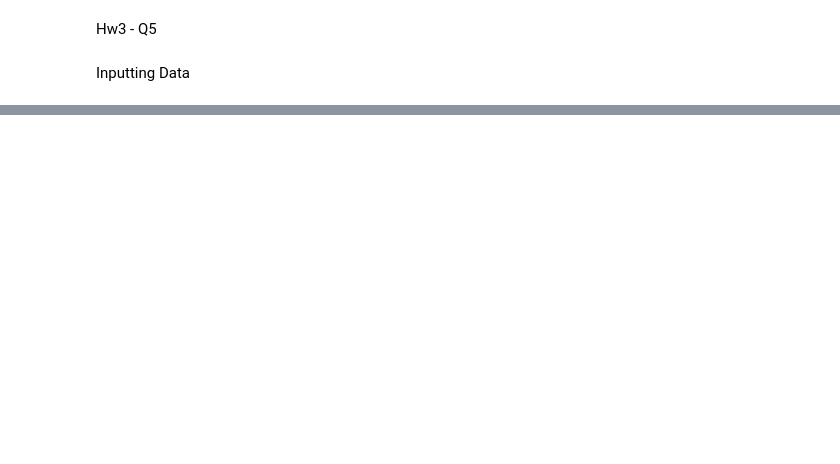
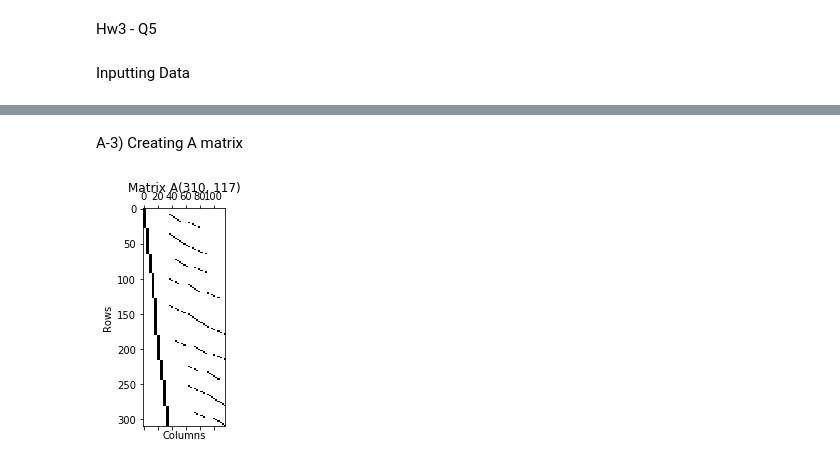
Before and after one commit to WOKNz/Photogrametry-HW3-Q5, a Jupyter notebook: Q5.ipynb, the cells around one changed output, grey strips where cells are left out. Drawn from its saved outputs; the diff is of its cells as text; code cells hidden in the pictures; blank space fills up the shorter version.

```diff
--- a/Q5.ipynb
+++ b/Q5.ipynb
@@ -53,0 +141,79 @@ Approximate External Rotation for each picture
+# %% [markdown]
+A-3) Creating A matrix
+# %%
+from mat import ComputeDesignMatrix as cm
+
+# test1 = cm(gcp[:,1:],*aprox_ext_rotation[0,0:3],0,0,0,30)
+# print(pd.DataFrame(test1))
+
+number_of_gcp = int(np.max(gcp[:,0]))
+number_of_tie = int(np.max(tie_points[:,1]))
+number_of_imgs = aprox_ext_rotation.shape[0]
+to_m = 0.001
+columns = 4*number_of_imgs+3*number_of_tie
+A = np.zeros((0,columns))
+L = np.zeros((0,1))
+def calcA(A,L,gcp,camera_control_points,tie_points,tie_XYZ,aprox_ext_rotation,number_of_imgs,number_of_tie):
+    A = np.zeros((0,columns))
+    L = np.zeros((0,1))
+    block_counter = 0
+    for i in range(1,number_of_imgs+1,1):
+        for row in range(camera_control_points.shape[0]-1):
+            if int(camera_control_points[row,0]) == i:
+                tempA = cm(gcp[int(camera_control_points[row,1])-1,1:].reshape(1,3),\
+                           *aprox_ext_rotation[int(camera_control_points[row,0])-1,:],30)
+                temp = np.zeros((2,columns))
+                temp[0,block_counter:block_counter+4] = tempA[0,:]
+                temp[1,block_counter:block_counter+4] = tempA[1,:]
+                A = np.vstack((A,temp))
+                dx = gcp[int(camera_control_points[row,1])-1,1]-aprox_ext_rotation[int(camera_control_points[row,0])-1,0]
+                dy = gcp[int(camera_control_points[row,1])-1,2]-aprox_ext_rotation[int(camera_control_points[row,0])-1,1]
+                base = gcp[int(camera_control_points[row,1])-1,3]-aprox_ext_rotation[int(camera_control_points[row,0])-1,2]
+                k = aprox_ext_rotation[int(camera_control_points[row,0])-1,5]
+                l1 = -f*((np.cos(k)*dx-np.sin(k)*dy)/base)
+                l2 = -f*((np.sin(k)*dx+np.cos(k)*dy)/base)
+                L0 = np.vstack((l1,l2))
+                Lb = np.vstack((camera_control_points[row,2],camera_control_points[row,3]))
+                La = Lb - L0
+                L = np.vstack((L,La))
+        for row in range(tie_points.shape[0]):
+            if int(tie_points[row,0]) == i:
+                tempTie = (tie_XYZ[int(tie_points[row,1])-1,:]).reshape(1,3)
+                tempA = cm(tempTie,\
+                           *aprox_ext_rotation[int(tie_points[row,0])-1,:],30)
+                temp = np.zeros((2,columns))
+                temp[0,block_counter:block_counter+4] = tempA[0,:]
+                temp[1,block_counter:block_counter+4] = tempA[1,:]
+                #Tie part
+                t_index = 33+int(tie_points[row,1])*3
+                temp[0,t_index:t_index+3] = tempA[0,0:3]
+                temp[1,t_index:t_index+3] = tempA[1,0:3]
+                A = np.vstack((A,temp))
+                dx = tie_XYZ[int(tie_points[row,1])-1,0]-aprox_ext_rotation[int(tie_points[row,0])-1,0]
+                dy = tie_XYZ[int(tie_points[row,1])-1,1]-aprox_ext_rotation[int(tie_points[row,0])-1,1]
+                base = tie_XYZ[int(tie_points[row,1])-1,2]-aprox_ext_rotation[int(tie_points[row,0])-1,2]
+                k = aprox_ext_rotation[int(tie_points[row,0])-1,5]
+                l1 = -f*((np.cos(k)*dx-np.sin(k)*dy)/base)
+                l2 = -f*((np.sin(k)*dx+np.cos(k)*dy)/base)
+                L0 = np.vstack((l1,l2))
+                Lb = np.vstack((tie_points[row,2],tie_points[row,3]))
+                La = Lb - L0
+                # print('Lb:'+str(Lb)+' L0:'+str(L0)+'\n')
+                L = np.vstack((L,La))
+        block_counter += 4
+    return A,L
+A,L = calcA(A,L,gcp,camera_control_points,tie_points,tie_XYZ,aprox_ext_rotation,number_of_imgs,number_of_tie)
+fig2 = pyplot.spy(A)
+pyplot.title('Matrix A'+str(A.shape))
+pyplot.xlabel('Columns')
+pyplot.ylabel('Rows')
+fig2.autoscale()
+pyplot.savefig('Amat.png', dpi=600)
+# from sympy import *
+# x = Symbol('x')
+# a = Symbol('a')
+# y = x*a
+# yprime = y.diff(x)
+# print(yprime)
+# %% [output]
+[figure, added]
```
Also changed, not shown: parts of 17 cells of this notebook, 19 other files.
